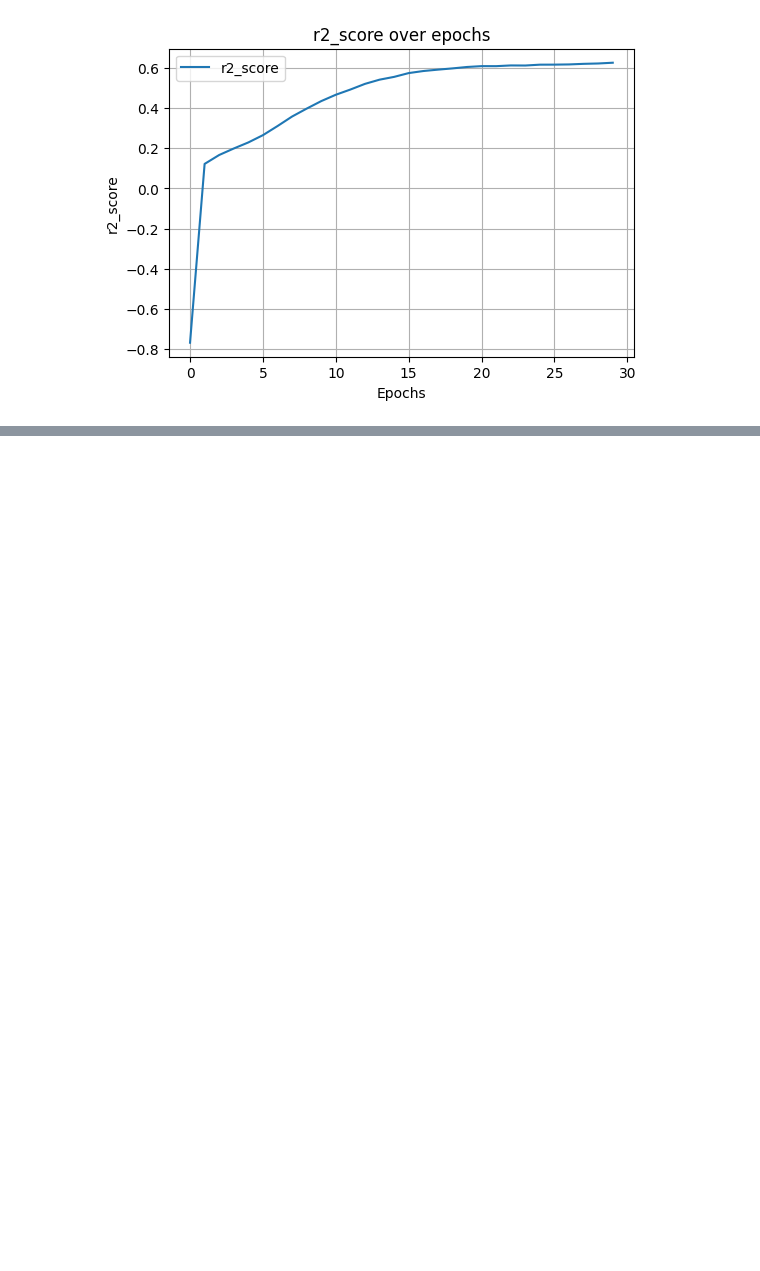
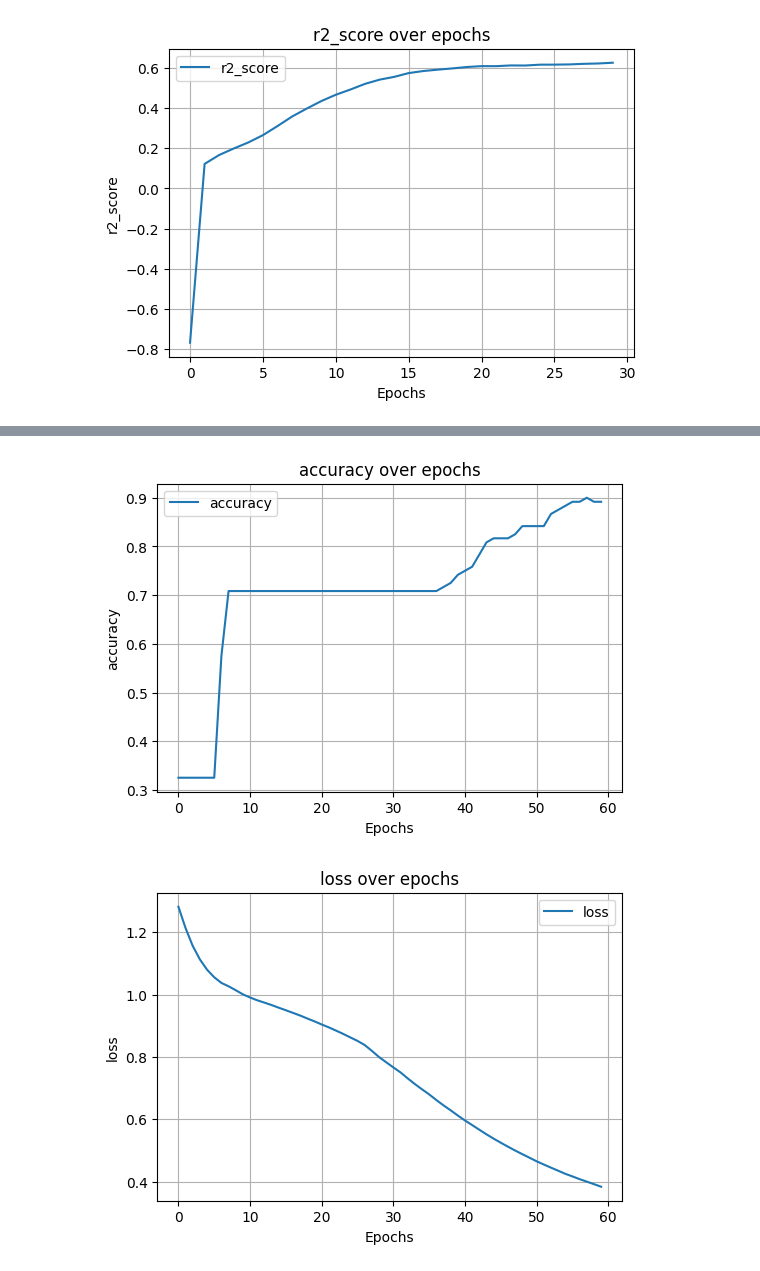
Before and after one commit to SalemElbermawy/full_deep, a Jupyter notebook: models.ipynb, the cells around one changed output, grey strips where cells are left out. Drawn from its saved outputs; the diff is of its cells as text; code cells hidden in the pictures; blank space fills up the shorter version.

Commit message:
add iris model

```diff
--- a/models.ipynb
+++ b/models.ipynb
@@ -492,0 +581,25 @@ model.save("ca_housing.keras")
+# %%
+x=data.drop("Species",axis=1)
+y=data["Species"]
+# %%
+from sklearn.model_selection import train_test_split
+
+x_train,x_test,y_train,y_test=train_test_split(x,y,test_size=0.2,random_state=34)
+# %%
+model=keras.Sequential([
+    keras.layers.Dense(16,activation="relu"),
+    keras.layers.Dense(32,activation="relu"),
+    keras.layers.Dense(3,activation="softmax")
+])
+
+model.compile(
+    loss="sparse_categorical_crossentropy",
+    metrics=["accuracy"],
+    optimizer="adam"
+)
+# %%
+history=model.fit(
+    x_train,
+    y_train,
+    epochs=60,
+)
@@ -492,0 +629,20 @@ model.save("ca_housing.keras")
+# %%
+import matplotlib.pyplot as plt
+
+for key in history.history.keys():
+
+    plt.figure(figsize=(6,4))
+
+    plt.plot(history.history[key], label=key)
+
+    plt.title(f"{key} over epochs")
+    plt.xlabel("Epochs")
+    plt.ylabel(key)
+
+    plt.legend()
+    plt.grid(True)
+
+    plt.show()
+# %% [output]
+[figure, added]
+[figure, added]
```
Also changed, not shown: parts of 13 cells of this notebook, 1 other file.
